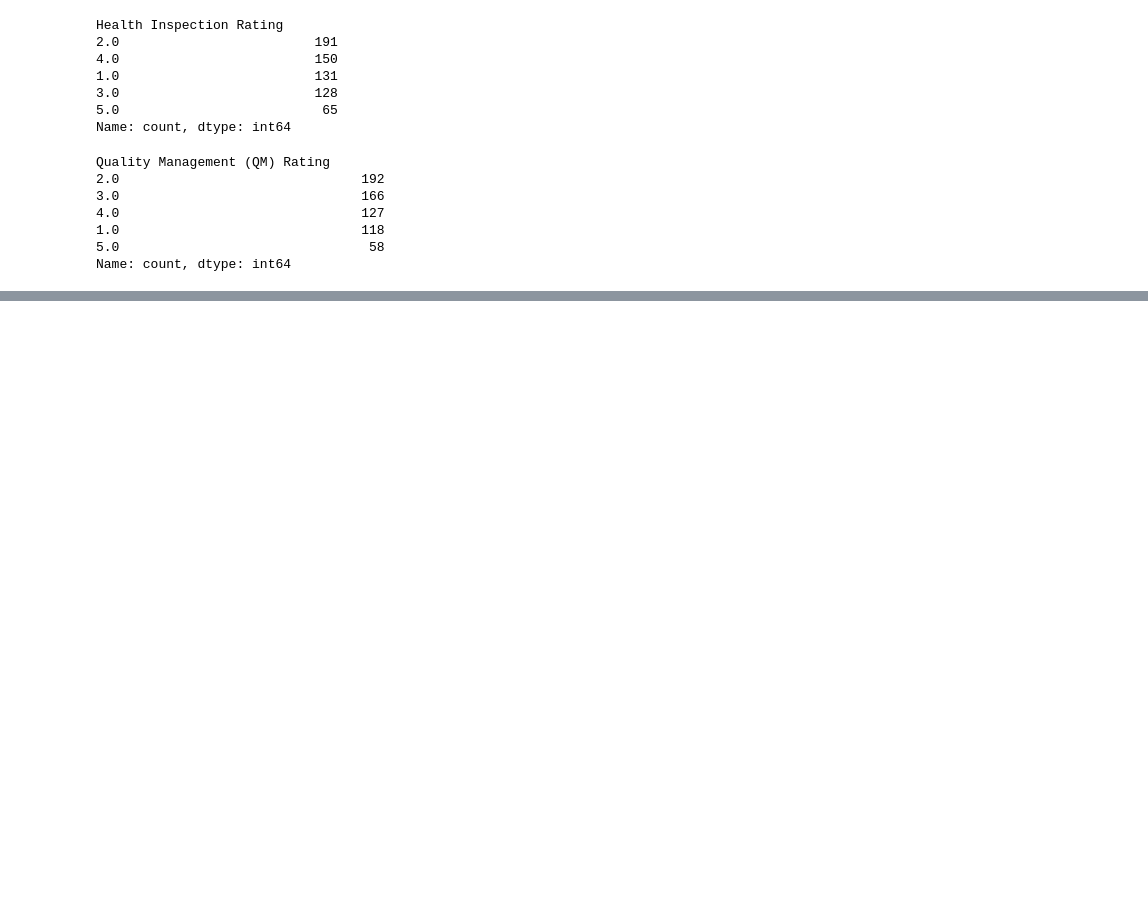
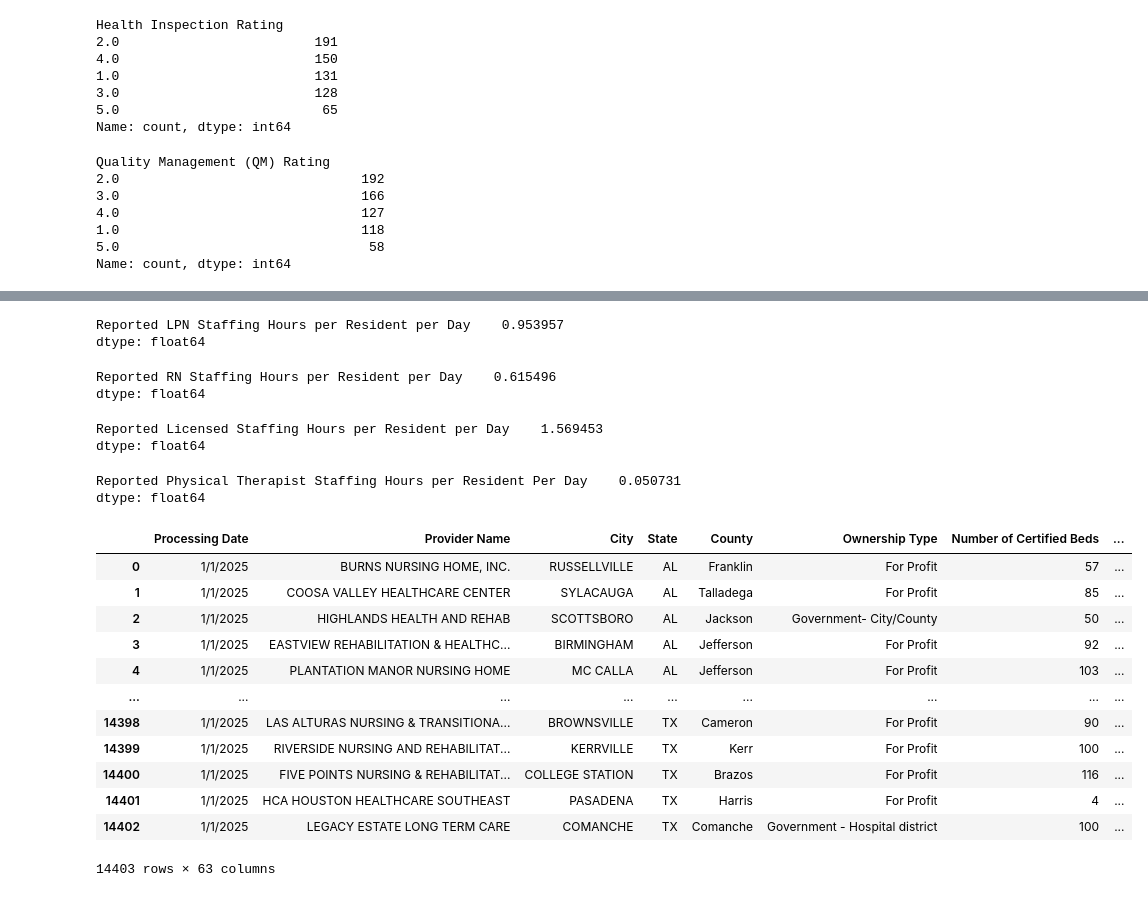
Before and after one commit to ebestford/Nursing_Homes_US, a Jupyter notebook: notebook/Elizabeth Bestford Python Capstone.ipynb, the cells around one changed output, grey strips where cells are left out. Saved outputs shown, nothing was run; the diff lists cells and outputs as text; code cells hidden in the pictures; blank space fills up the shorter version.

```diff
--- a/notebook/Elizabeth Bestford Python Capstone.ipynb
+++ b/notebook/Elizabeth Bestford Python Capstone.ipynb
@@ -434,0 +400,39 @@ Name: count, dtype: int64
+# %%
+ohio[["Reported LPN Staffing Hours per Resident per Day"]].mean()
+# %% [output]
+Reported LPN Staffing Hours per Resident per Day    0.953957
+dtype: float64
+# %%
+ohio[["Reported RN Staffing Hours per Resident per Day"]].mean()
+# %% [output]
+Reported RN Staffing Hours per Resident per Day    0.615496
+dtype: float64
+# %%
+ohio[["Reported Licensed Staffing Hours per Resident per Day"]].mean()
+# %% [output]
+Reported Licensed Staffing Hours per Resident per Day    1.569453
+dtype: float64
+# %%
+ohio[["Reported Physical Therapist Staffing Hours per Resident Per Day"]].mean()
+# %% [output]
+Reported Physical Therapist Staffing Hours per Resident Per Day    0.050731
+dtype: float64
+# %%
+nursing_homes['Total'] = pd.to_numeric(nursing_homes['Total Amount of Fines'], errors='coerce')
+# %%
+nursing_homes['Total'].apply(lambda x: f"${x:,.2f}")
+nursing_homes
+# %% [output]
+|  | Processing Date | Provider Name | City | State | County | Ownership Type | Number of Certified Beds | ... |
+| 0 | 1/1/2025 | BURNS NURSING HOME, INC. | RUSSELLVILLE | AL | Franklin | For Profit | 57 | ... |
+| 1 | 1/1/2025 | COOSA VALLEY HEALTHCARE CENTER | SYLACAUGA | AL | Talladega | For Profit | 85 | ... |
+| 2 | 1/1/2025 | HIGHLANDS HEALTH AND REHAB | SCOTTSBORO | AL | Jackson | Government- City/County | 50 | ... |
+| 3 | 1/1/2025 | EASTVIEW REHABILITATION & HEALTHC... | BIRMINGHAM | AL | Jefferson | For Profit | 92 | ... |
+| 4 | 1/1/2025 | PLANTATION MANOR NURSING HOME | MC CALLA | AL | Jefferson | For Profit | 103 | ... |
+| ... | ... | ... | ... | ... | ... | ... | ... | ... |
+| 14398 | 1/1/2025 | LAS ALTURAS NURSING & TRANSITIONA... | BROWNSVILLE | TX | Cameron | For Profit | 90 | ... |
+| 14399 | 1/1/2025 | RIVERSIDE NURSING AND REHABILITAT... | KERRVILLE | TX | Kerr | For Profit | 100 | ... |
+| 14400 | 1/1/2025 | FIVE POINTS NURSING & REHABILITAT... | COLLEGE STATION | TX | Brazos | For Profit | 116 | ... |
+| 14401 | 1/1/2025 | HCA HOUSTON HEALTHCARE SOUTHEAST | PASADENA | TX | Harris | For Profit | 4 | ... |
+| 14402 | 1/1/2025 | LEGACY ESTATE LONG TERM CARE | COMANCHE | TX | Comanche | Government - Hospital district | 100 | ... |
+14403 rows × 63 columns
```
Also changed, not shown: parts of 38 cells of this notebook.
